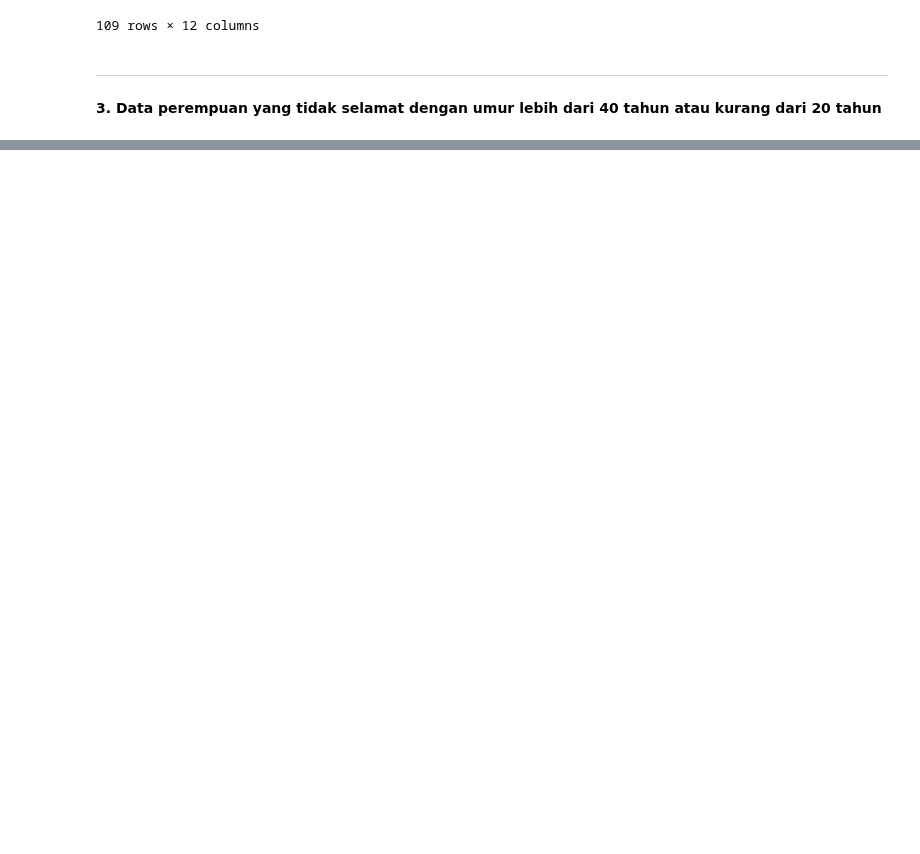
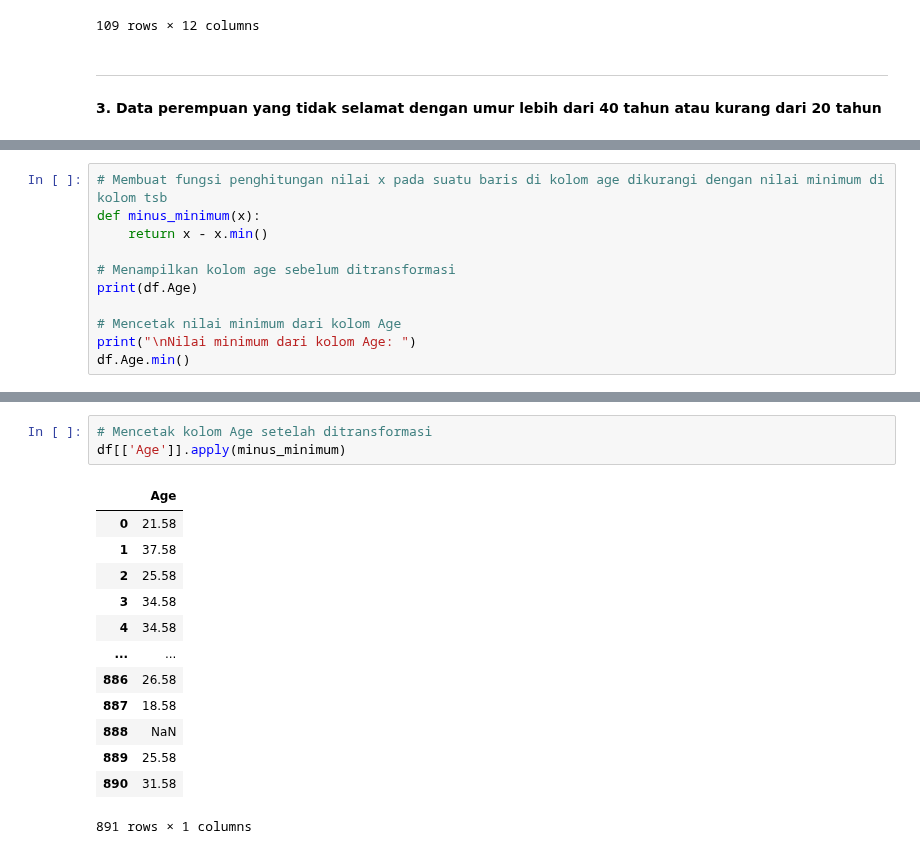
Before and after one commit to despygurl/python-sanbercode, a Jupyter notebook: Sanbercode_Week_3.ipynb, the cells around one changed output, grey strips where cells are left out. Cells and saved outputs as stored; diff of their text form; blank space fills up the shorter version.

```diff
--- a/Sanbercode_Week_3.ipynb
+++ b/Sanbercode_Week_3.ipynb
@@ -548,0 +556,11 @@ df[(not_survived) & (female) & (more_40 | less_20)]
+# %%
+# Membuat fungsi penghitungan nilai x pada suatu baris di kolom age dikurangi dengan nilai minimum di kolom tsb
+def minus_minimum(x):
+    return x - x.min()
+
+# Menampilkan kolom age sebelum ditransformasi
+print(df.Age)
+
+# Mencetak nilai minimum dari kolom Age
+print("\nNilai minimum dari kolom Age: ")
+df.Age.min()
@@ -548,0 +583,17 @@ df[(not_survived) & (female) & (more_40 | less_20)]
+# %%
+# Mencetak kolom Age setelah ditransformasi
+df[['Age']].apply(minus_minimum)
+# %% [output]
+|  | Age |
+| 0 | 21.58 |
+| 1 | 37.58 |
+| 2 | 25.58 |
+| 3 | 34.58 |
+| 4 | 34.58 |
+| ... | ... |
+| 886 | 26.58 |
+| 887 | 18.58 |
+| 888 | NaN |
+| 889 | 25.58 |
+| 890 | 31.58 |
+891 rows × 1 columns
```
Also changed, not shown: parts of 2 cells of this notebook.
